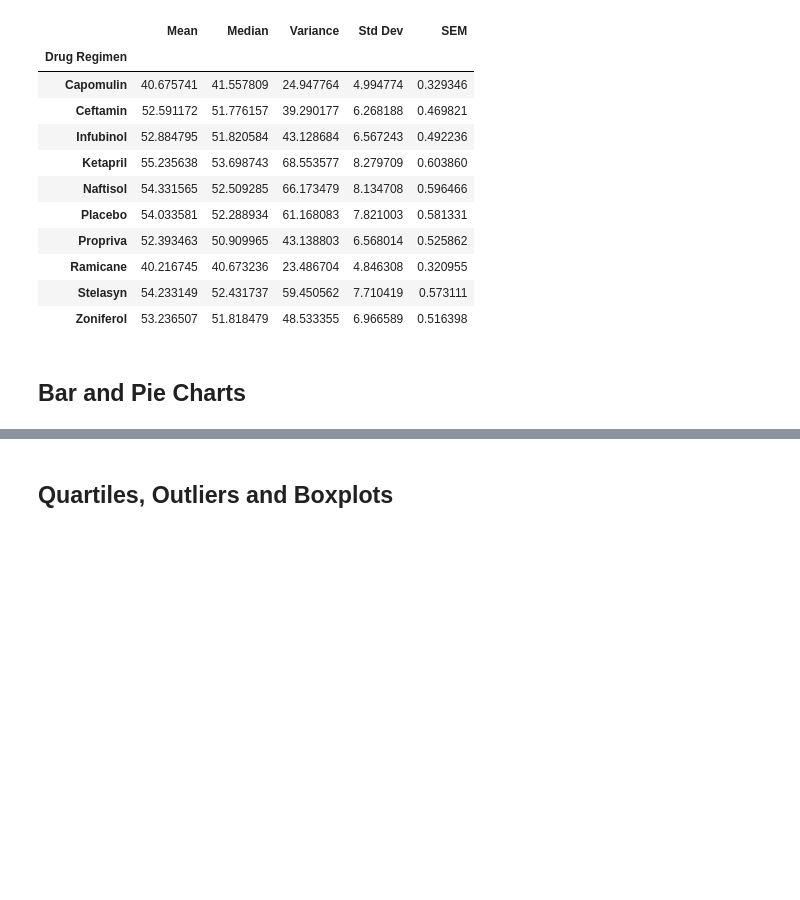
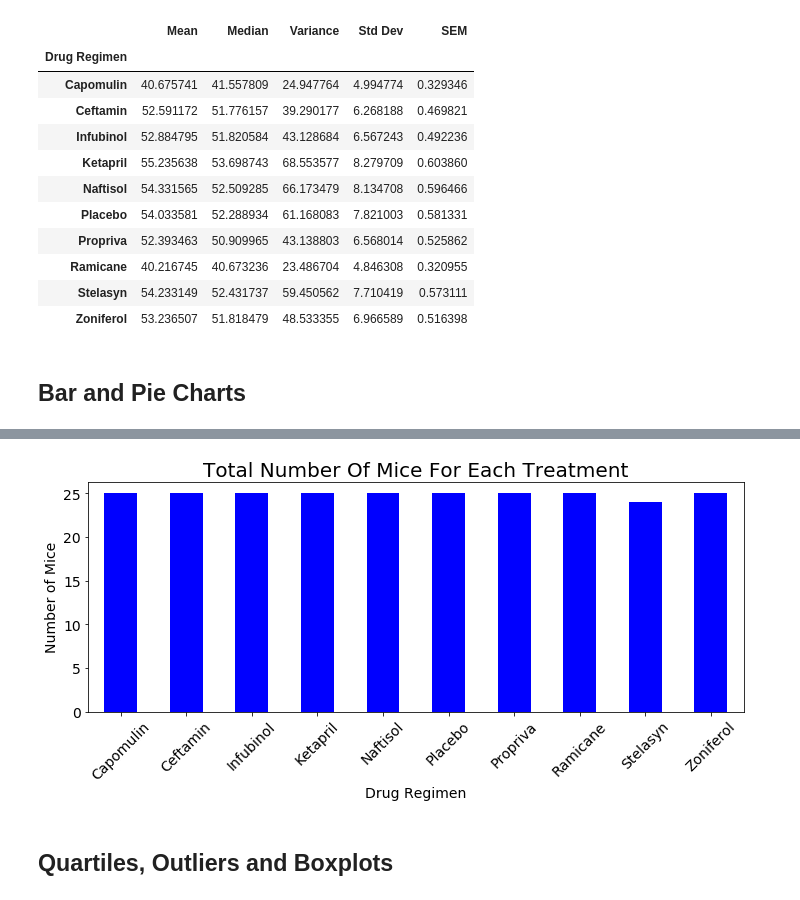
Before and after one commit to zand77401/Matplotlib-challenge, a Jupyter notebook: Pymaceuticals/pymaceuticals_starter.ipynb, the cells around one changed output, grey strips where cells are left out. Drawn from its saved outputs; the diff is of its cells as text; code cells hidden in the pictures; blank space fills up the shorter version.

```diff
--- a/Pymaceuticals/pymaceuticals_starter.ipynb
+++ b/Pymaceuticals/pymaceuticals_starter.ipynb
@@ -141,3 +157,22 @@ Tumor Volume
+# %%
+# Generate a bar plot showing the total number of mice for each treatment throughout the course of the study using pyplot.
+total_mice_df = pd.DataFrame(grouped_by_drug['Mouse ID'].nunique())
+
+# Filter the DataFrame down only to those columns to chart
+
+# Use DataFrame.plot() in order to create a bar chart of the data
+total_mice_df.plot(kind="bar", figsize=(10,5), color='b', legend=False, fontsize = 14, rot = 45)
+
+# Set a title for the chart
+plt.title("Total Number Of Mice For Each Treatment", fontsize = 20)
+plt.xlabel("Drug Regimen", fontsize = 14)
+plt.ylabel("Number of Mice", fontsize = 14)
+plt.tight_layout()
+
+#state_and_inches = rain_df[["State","Inches"]]
+#grouped_by_drug.count().head(10)
+# %% [output]
+[figure, added]
 # %%
 # Generate a pie plot showing the distribution of female versus male mice using pandas
 # %%
```
Also changed, not shown: parts of 6 cells of this notebook.
